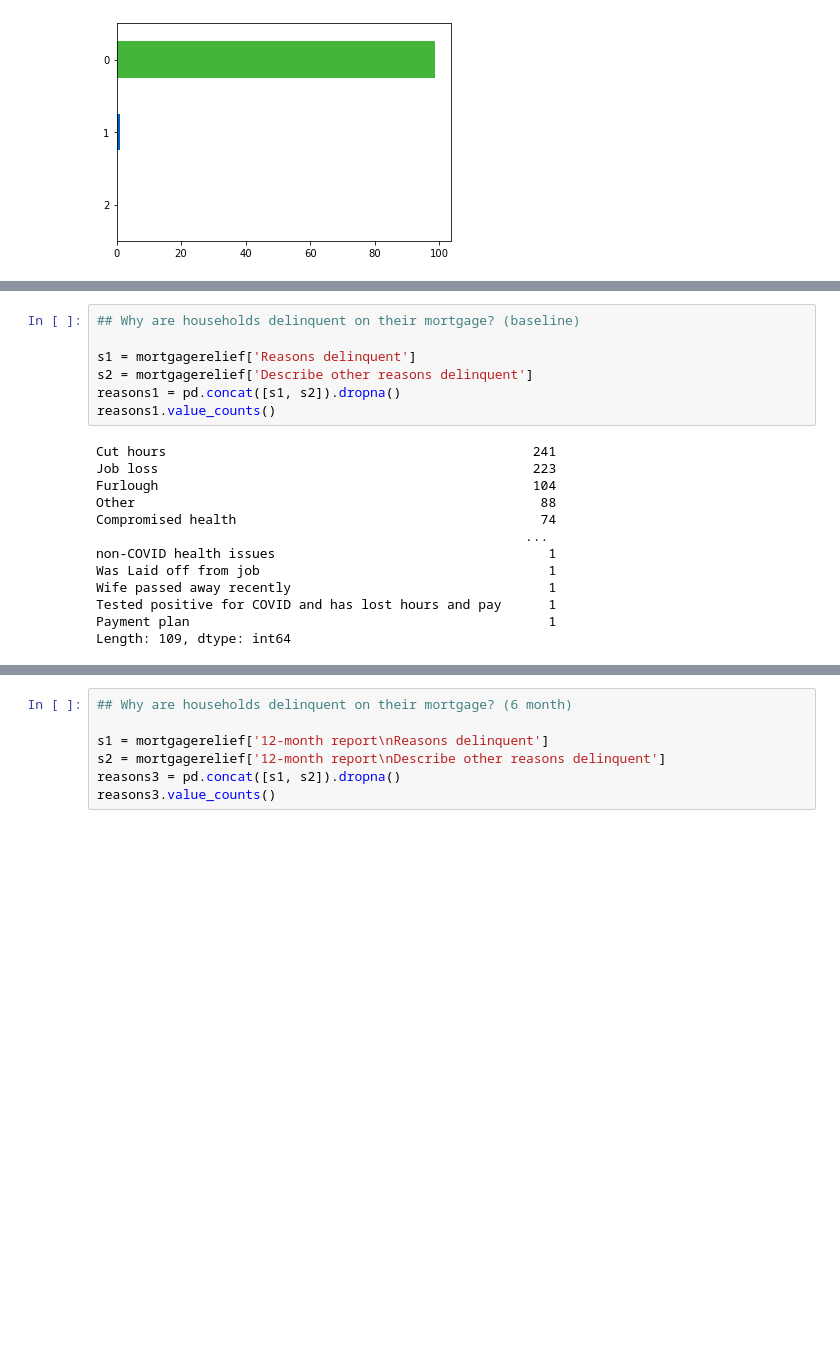
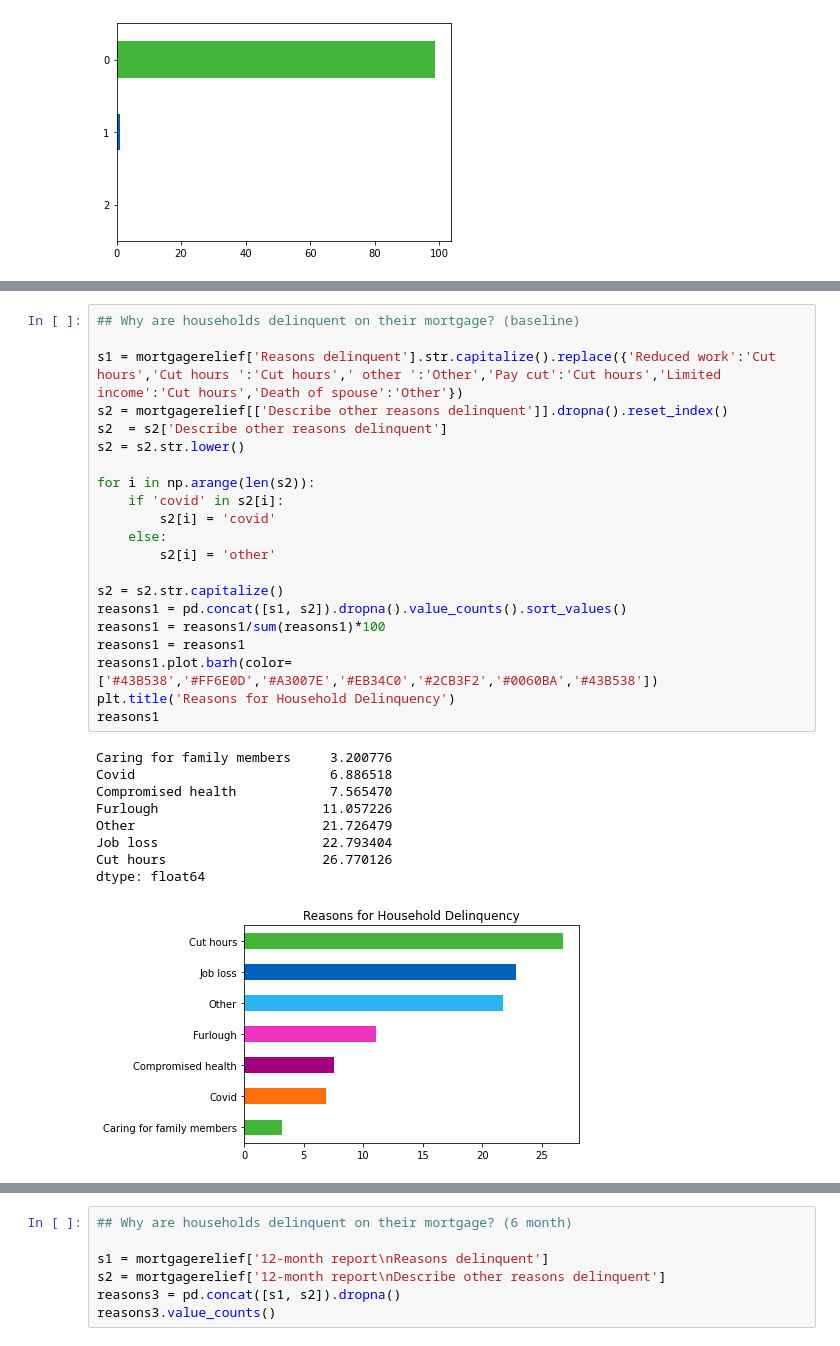
Before and after one commit to leahmealey/Mortgage-Relief-Infographic, a Jupyter notebook: Mortgage Relief.ipynb, the cells around one changed output, grey strips where cells are left out. Cells and saved outputs as stored; diff of their text form; blank space fills up the shorter version.

```diff
--- a/Mortgage Relief.ipynb
+++ b/Mortgage Relief.ipynb
@@ -143,24 +171,35 @@ plt.title('Baseline Number of Days Delinquent');
 [figure]
-# %%
-## Why are households delinquent on their mortgage? (baseline)
-
-s1 = mortgagerelief['Reasons delinquent']
-s2 = mortgagerelief['Describe other reasons delinquent']
-reasons1 = pd.concat([s1, s2]).dropna()
-reasons1.value_counts()
-# %% [output]
-Cut hours                                               241
-Job loss                                                223
-Furlough                                                104
-Other                                                    88
-Compromised health                                       74
-                                                       ...
-non-COVID health issues                                   1
-Was Laid off from job                                     1
-Wife passed away recently                                 1
-Tested positive for COVID and has lost hours and pay      1
-Payment plan                                              1
-Length: 109, dtype: int64
+# %%
+## Why are households delinquent on their mortgage? (baseline)
+
+s1 = mortgagerelief['Reasons delinquent'].str.capitalize().replace({'Reduced work':'Cut hours','Cut hours ':'Cut hours',' other ':'Other','Pay cut':'Cut hours','Limited income':'Cut hours','Death of spouse':'Other'})
+s2 = mortgagerelief[['Describe other reasons delinquent']].dropna().reset_index()
+s2  = s2['Describe other reasons delinquent']
+s2 = s2.str.lower()
+
+for i in np.arange(len(s2)):
+    if 'covid' in s2[i]:
+        s2[i] = 'covid'
+    else:
+        s2[i] = 'other'
+
+s2 = s2.str.capitalize()
+reasons1 = pd.concat([s1, s2]).dropna().value_counts().sort_values()
+reasons1 = reasons1/sum(reasons1)*100
+reasons1 = reasons1
+reasons1.plot.barh(color=['#43B538','#FF6E0D','#A3007E','#EB34C0','#2CB3F2','#0060BA','#43B538'])
+plt.title('Reasons for Household Delinquency')
+reasons1
+# %% [output]
+Caring for family members     3.200776
+Covid                         6.886518
+Compromised health            7.565470
+Furlough                     11.057226
+Other                        21.726479
+Job loss                     22.793404
+Cut hours                    26.770126
+dtype: float64
+[figure, added]
 # %%
 ## days delinquent: 6 month
 sixmonth = mortgagerelief[['6-month report \nDays Delinquent (reported by the 5th of the month for the previous month)']].dropna().reset_index()
```
Also changed, not shown: parts of 7 cells of this notebook.
